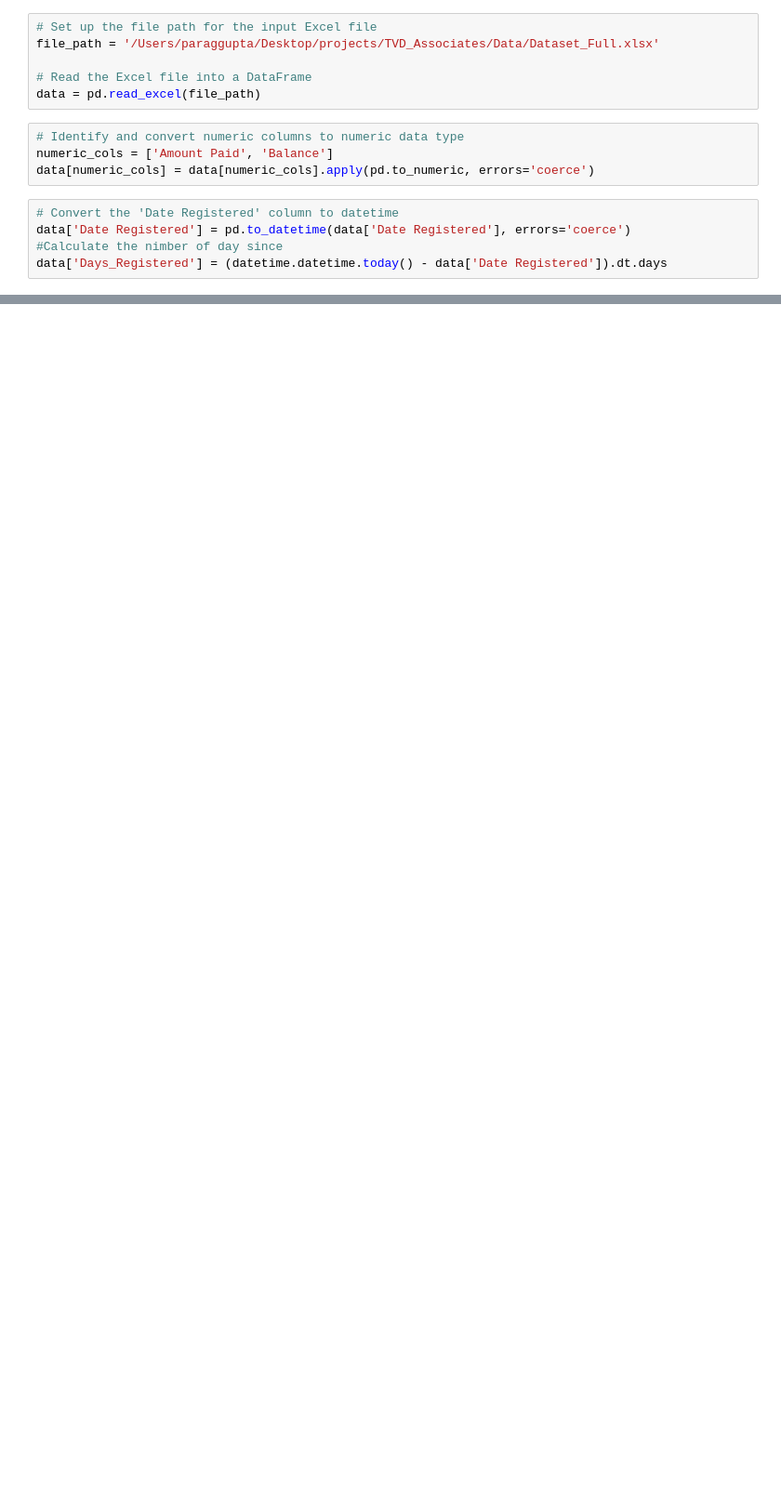
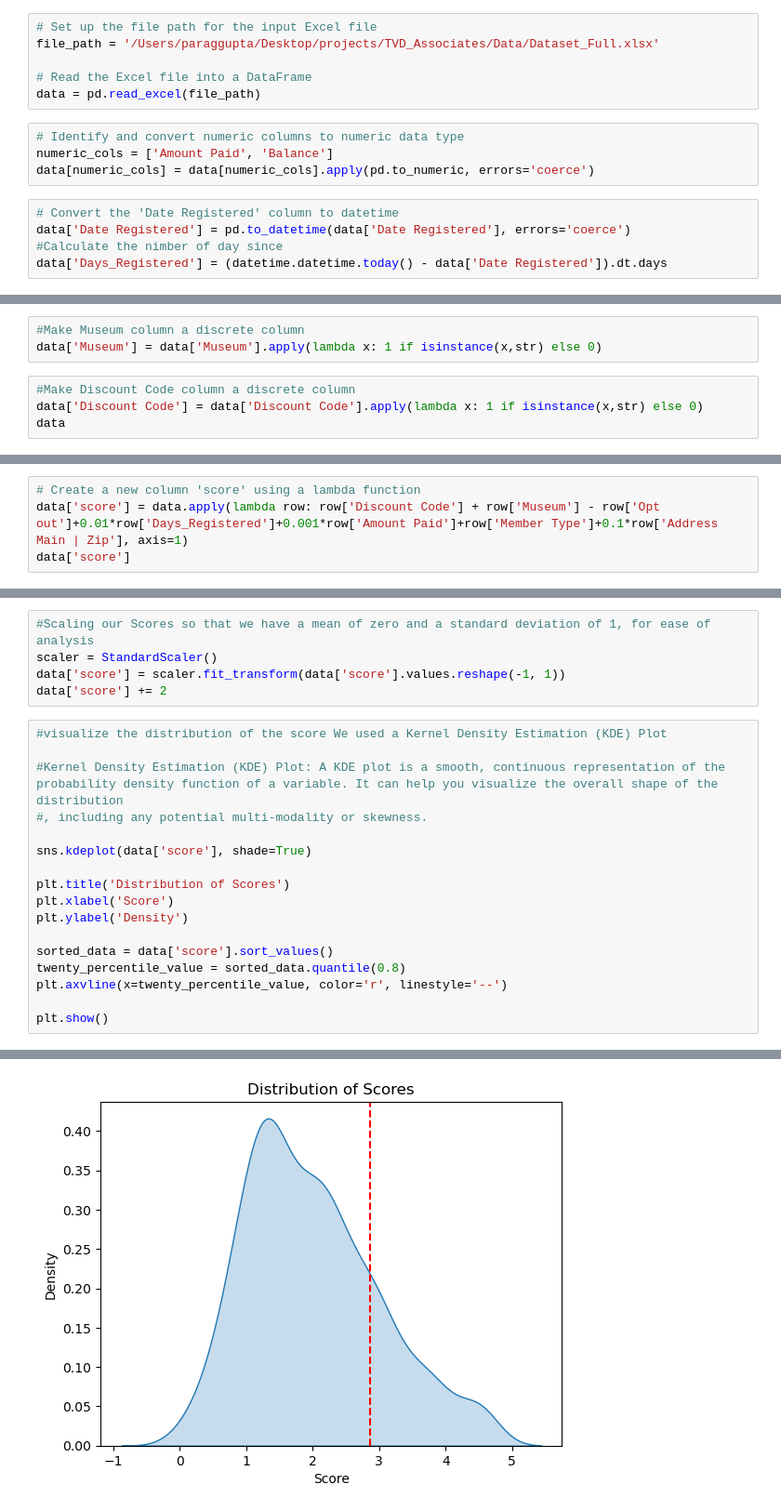
Before and after one commit to ParagGupta103/TVD_Associates, a Jupyter notebook: Formulater.ipynb, the cells around one changed output, grey strips where cells are left out. Shown at 93% size. Cells and saved outputs as stored; diff of their text form; blank space fills up the shorter version.

Commit message:
Completed Initial Analysis

```diff
--- a/Formulater.ipynb
+++ b/Formulater.ipynb
@@ -28,0 +71,7 @@ zip_code_counts = zip_count.values
+# %%
+#Make Museum column a discrete column
+data['Museum'] = data['Museum'].apply(lambda x: 1 if isinstance(x,str) else 0)
+# %%
+#Make Discount Code column a discrete column
+data['Discount Code'] = data['Discount Code'].apply(lambda x: 1 if isinstance(x,str) else 0)
+data
@@ -28,0 +94,4 @@ zip_code_counts = zip_count.values
+# %%
+# Create a new column 'score' using a lambda function
+data['score'] = data.apply(lambda row: row['Discount Code'] + row['Museum'] - row['Opt out']+0.01*row['Days_Registered']+0.001*row['Amount Paid']+row['Member Type']+0.1*row['Address Main | Zip'], axis=1)
+data['score']
@@ -28,0 +111,23 @@ zip_code_counts = zip_count.values
+# %%
+#Scaling our Scores so that we have a mean of zero and a standard deviation of 1, for ease of analysis
+scaler = StandardScaler()
+data['score'] = scaler.fit_transform(data['score'].values.reshape(-1, 1))
+data['score'] += 2
+# %%
+#visualize the distribution of the score We used a Kernel Density Estimation (KDE) Plot
+
+#Kernel Density Estimation (KDE) Plot: A KDE plot is a smooth, continuous representation of the probability density function of a variable. It can help you visualize the overall shape of the distribution
+#, including any potential multi-modality or skewness.
+
+sns.kdeplot(data['score'], shade=True)
+
+plt.title('Distribution of Scores')
+plt.xlabel('Score')
+plt.ylabel('Density')
+
+sorted_data = data['score'].sort_values()
+twenty_percentile_value = sorted_data.quantile(0.8)
+plt.axvline(x=twenty_percentile_value, color='r', linestyle='--')
+
+plt.show()
+# %% [output]
@@ -28,0 +138 @@ zip_code_counts = zip_count.values
+[figure, added]
```
Also changed, not shown: parts of 13 cells of this notebook, 5 other files.
